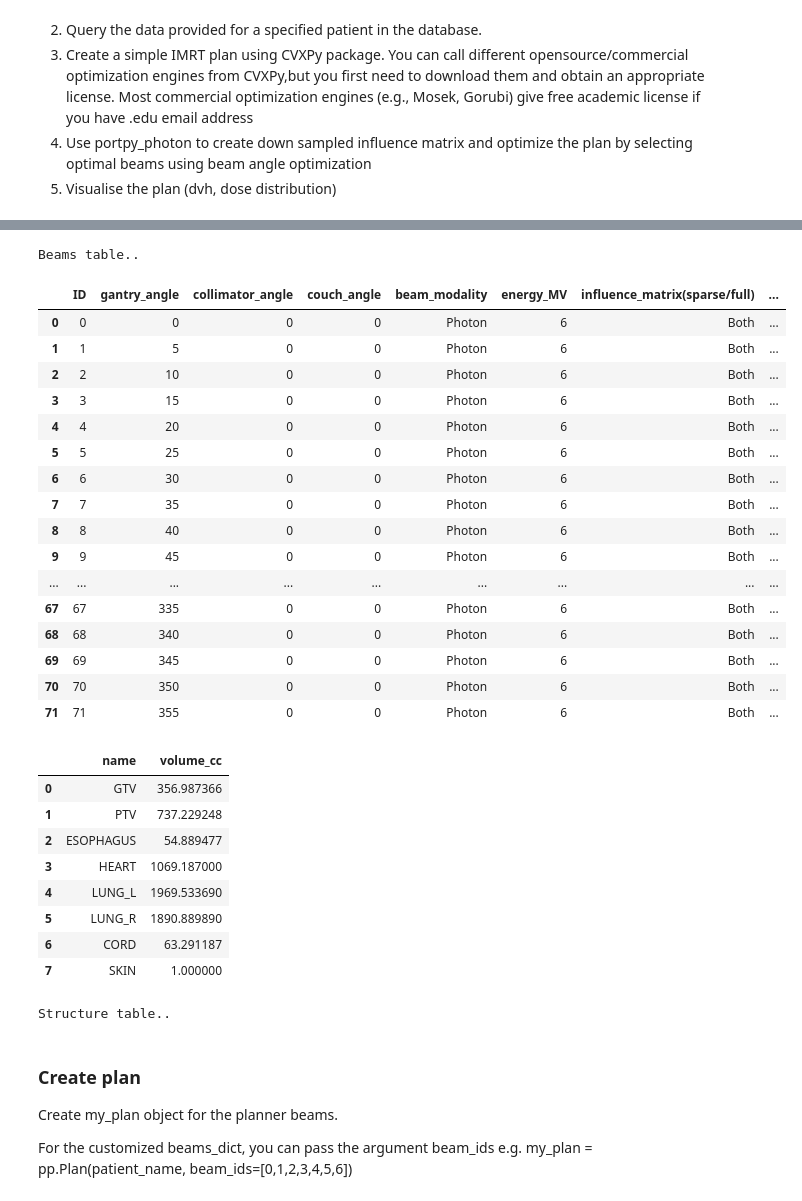
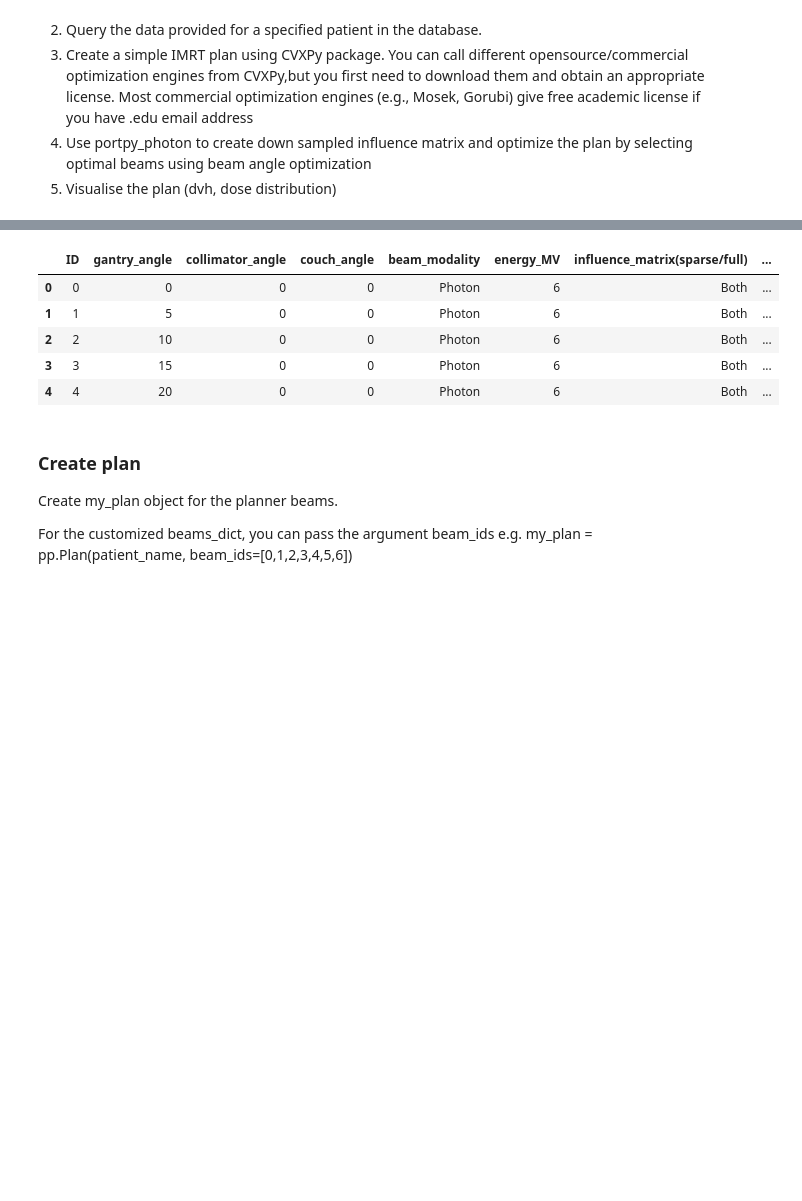
Before and after one commit to PortPy-Project/PortPy, a Jupyter notebook: examples/ex_6_boo_benchmark.ipynb, the cells around one changed output, grey strips where cells are left out. Cells and saved outputs as stored; diff of their text form; code cells hidden in the pictures; blank space fills up the shorter version.

```diff
--- a/examples/ex_6_boo_benchmark.ipynb
+++ b/examples/ex_6_boo_benchmark.ipynb
@@ -32,36 +34,15 @@ F:\Research\Data_newformat\Python-PORT\examples
 # %%
 # pick a patient from the existing patient list to get detailed info about the patient data (e.g., beams_dict, structures, )
-patient_id = 'Lung_Patient_1'
-pp.Visualize.display_patient_metadata(patient_id, data_dir=data_dir)
+patient_id = 'Lung_Phantom_Patient_2'
+beams_df = pp.Visualize.display_patient_metadata(patient_id, data_dir=data_dir, return_beams_df=True)
+beams_df.head()
 # %% [output]
-Beams table..
 |  | ID | gantry_angle | collimator_angle | couch_angle | beam_modality | energy_MV | influence_matrix(sparse/full) | ... |
 | 0 | 0 | 0 | 0 | 0 | Photon | 6 | Both | ... |
 | 1 | 1 | 5 | 0 | 0 | Photon | 6 | Both | ... |
 | 2 | 2 | 10 | 0 | 0 | Photon | 6 | Both | ... |
 | 3 | 3 | 15 | 0 | 0 | Photon | 6 | Both | ... |
 | 4 | 4 | 20 | 0 | 0 | Photon | 6 | Both | ... |
-| 5 | 5 | 25 | 0 | 0 | Photon | 6 | Both | ... |
-| 6 | 6 | 30 | 0 | 0 | Photon | 6 | Both | ... |
-| 7 | 7 | 35 | 0 | 0 | Photon | 6 | Both | ... |
-| 8 | 8 | 40 | 0 | 0 | Photon | 6 | Both | ... |
-| 9 | 9 | 45 | 0 | 0 | Photon | 6 | Both | ... |
-| ... | ... | ... | ... | ... | ... | ... | ... | ... |
-| 67 | 67 | 335 | 0 | 0 | Photon | 6 | Both | ... |
-| 68 | 68 | 340 | 0 | 0 | Photon | 6 | Both | ... |
-| 69 | 69 | 345 | 0 | 0 | Photon | 6 | Both | ... |
-| 70 | 70 | 350 | 0 | 0 | Photon | 6 | Both | ... |
-| 71 | 71 | 355 | 0 | 0 | Photon | 6 | Both | ... |
-|  | name | volume_cc |
-| 0 | GTV | 356.987366 |
-| 1 | PTV | 737.229248 |
-| 2 | ESOPHAGUS | 54.889477 |
-| 3 | HEART | 1069.187000 |
-| 4 | LUNG_L | 1969.533690 |
-| 5 | LUNG_R | 1890.889890 |
-| 6 | CORD | 63.291187 |
-| 7 | SKIN | 1.000000 |
-Structure table..
 # %% [markdown]
 ### Create plan
 Create my_plan object for the planner beams.
```
Also changed, not shown: parts of 15 cells of this notebook, 33 other files.
